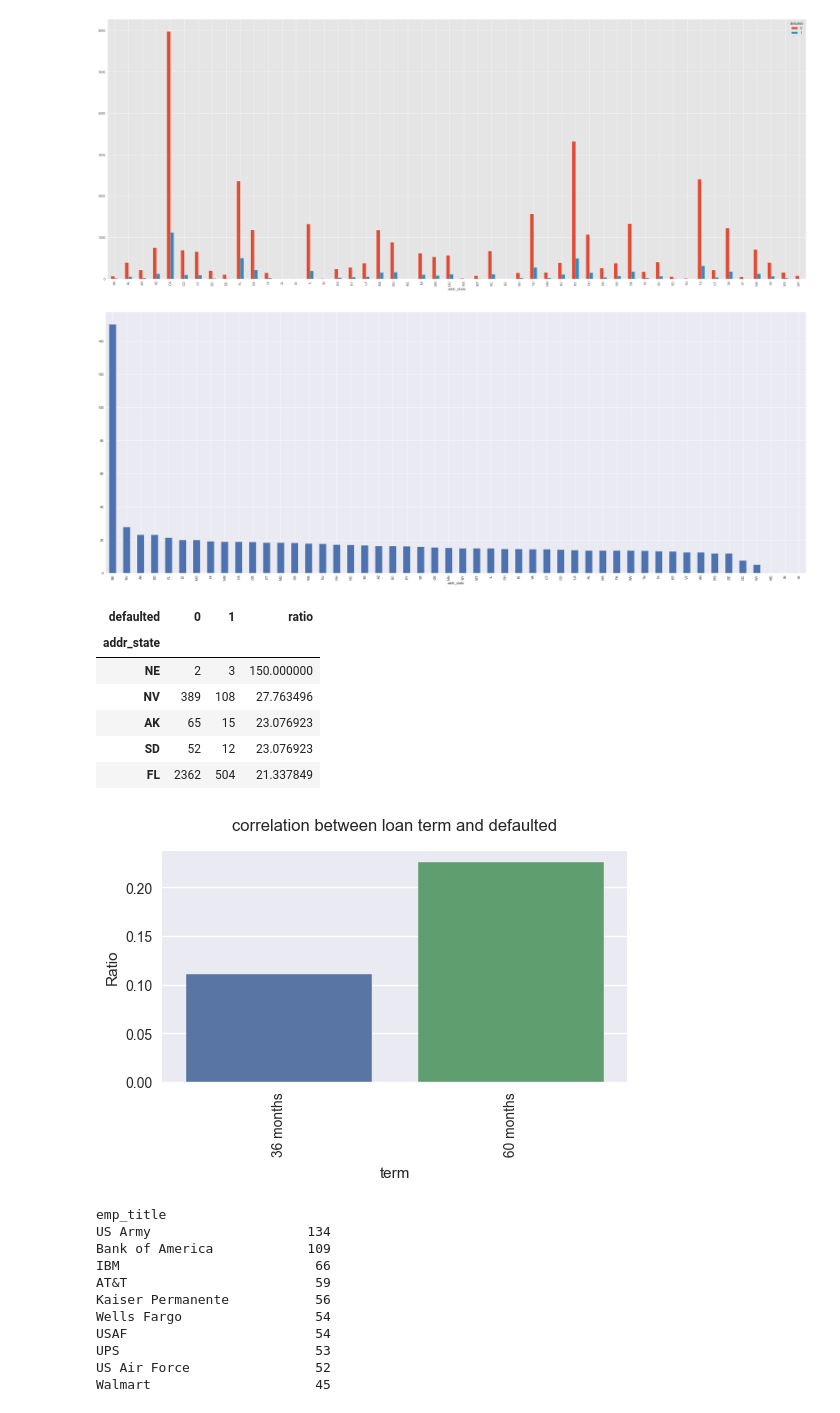
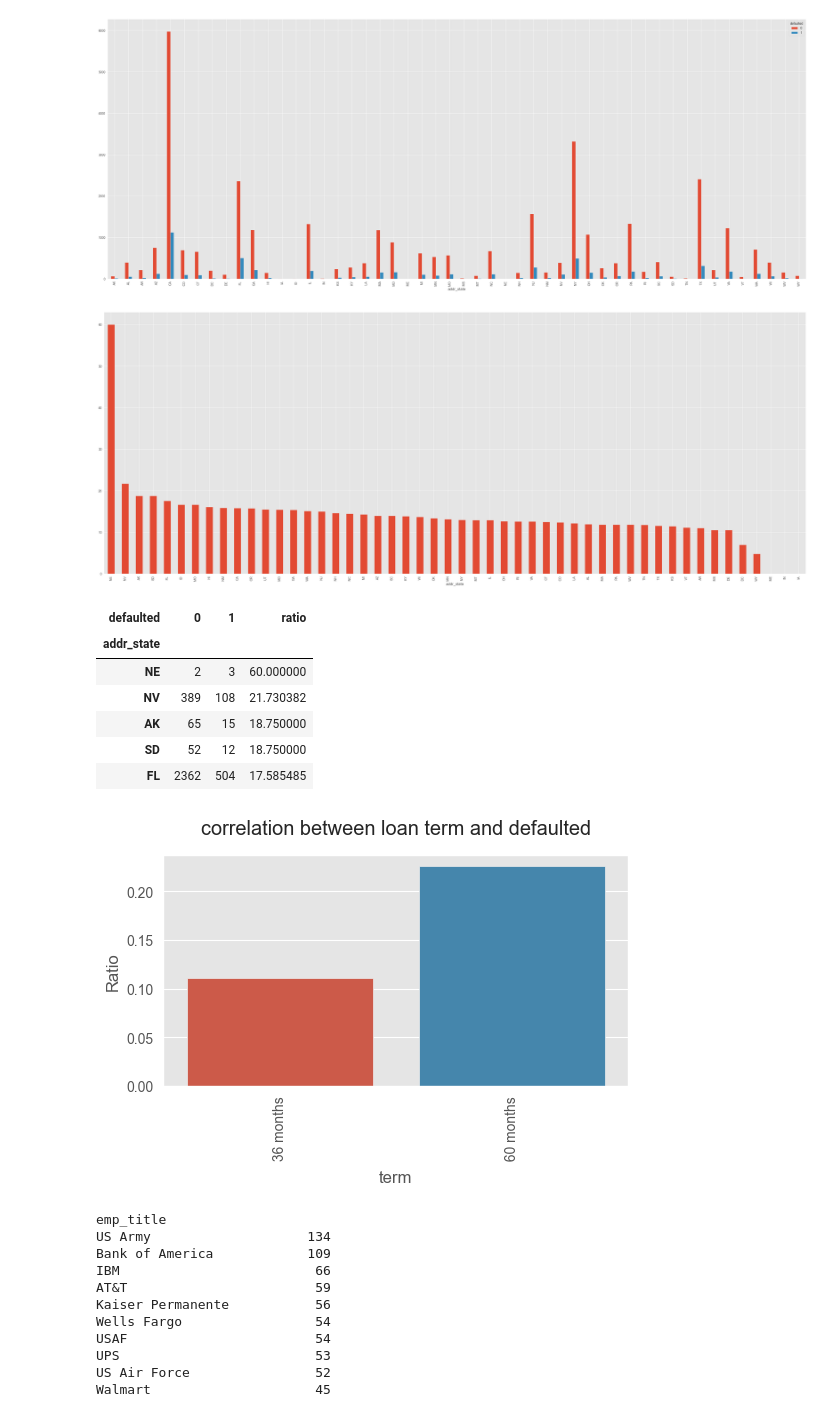
Before and after one commit to richwej/eda_projects, a Jupyter notebook: Project 1 - Lending Club/EDA _Lending_Club.ipynb, the cells around one changed output. Drawn from its saved outputs; the diff is of its cells as text; code cells hidden in the pictures.

```diff
--- a/Project 1 - Lending Club/EDA _Lending_Club.ipynb
+++ b/Project 1 - Lending Club/EDA _Lending_Club.ipynb
@@ -1186,24 +1165,24 @@ plt.show()
 [figure]
 # %%
 #what state have the highest default ratio.., we can see that.. let's do a reanalysis
-ct_state['ratio'] = (ct_state[1]/ct_state[0])*100
+ct_state['ratio'] = ((ct_state[1])/(ct_state[0]+ct_state[1]))*100
 # %%
 plt.figure()
-plt.style.use('seaborn')
+plt.style.use('ggplot')
 ct_state.ratio.sort_values(ascending = False).plot(kind = 'bar', figsize = (40,15))
 plt.show()
 # %% [output]
-[figure, old version]
+[figure, new version]
 # %%
 ct_state.sort_values(by = 'ratio', ascending = False).head()
 # %% [output]
 | defaulted | 0 | 1 | ratio |
 | addr_state |  |  |  |
-| NE | 2 | 3 | 150.000000 |
-| NV | 389 | 108 | 27.763496 |
-| AK | 65 | 15 | 23.076923 |
-| SD | 52 | 12 | 23.076923 |
-| FL | 2362 | 504 | 21.337849 |
+| NE | 2 | 3 | 60.000000 |
+| NV | 389 | 108 | 21.730382 |
+| AK | 65 | 15 | 18.750000 |
+| SD | 52 | 12 | 18.750000 |
+| FL | 2362 | 504 | 17.585485 |
 # %%
 #Let's PLot against ratio of default and the term.. i.e. the months of loan collected
 # %%
@@ -1220,7 +1199,7 @@ plt.show()
 
 #observations 60 months loans have higher defaults that 36 months loan
 # %% [output]
-[figure, old version]
+[figure, new version]
 # %%
 #let's see if there is any relationship between the job title of the loan seekers and their default ratio
 # %%
```
Also changed, not shown: parts of 68 cells of this notebook, 5 other files.
